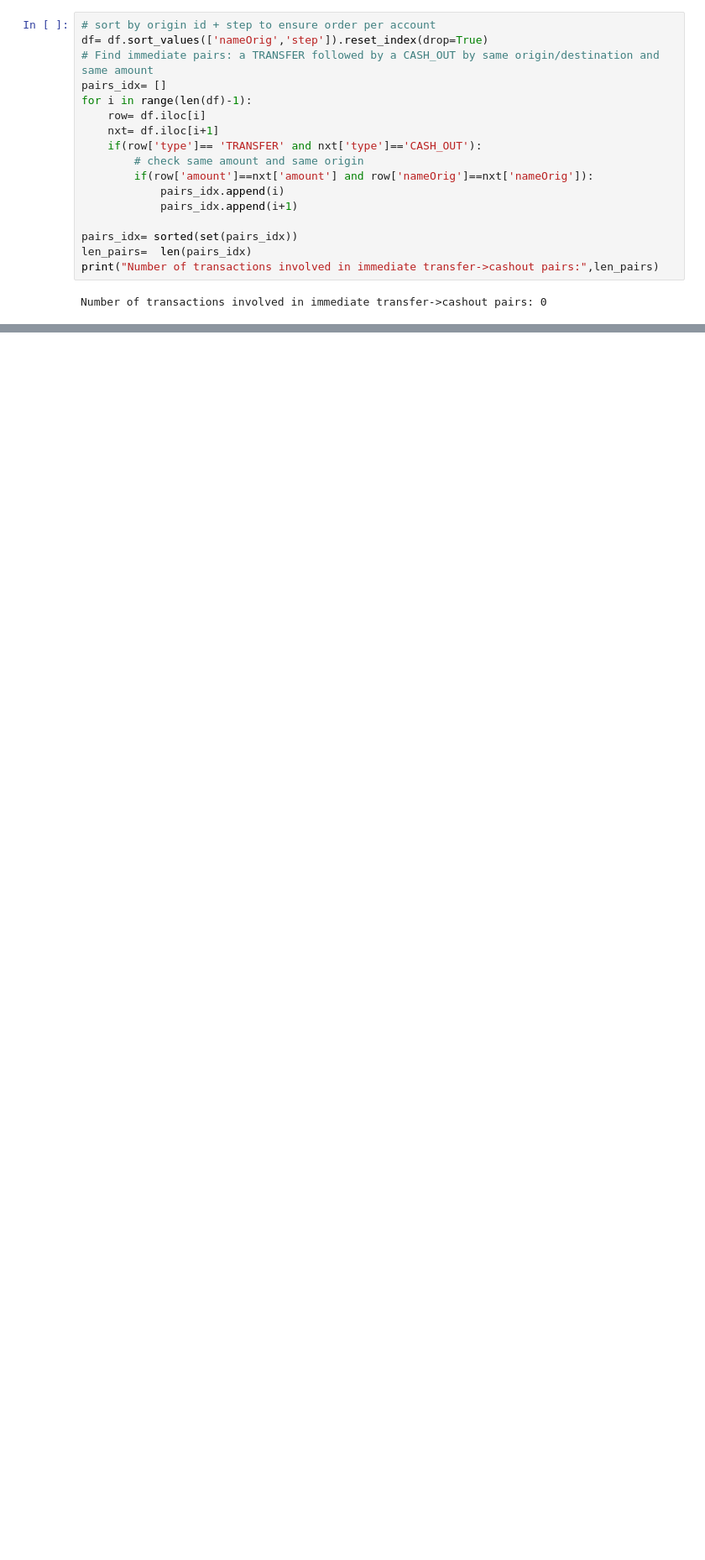
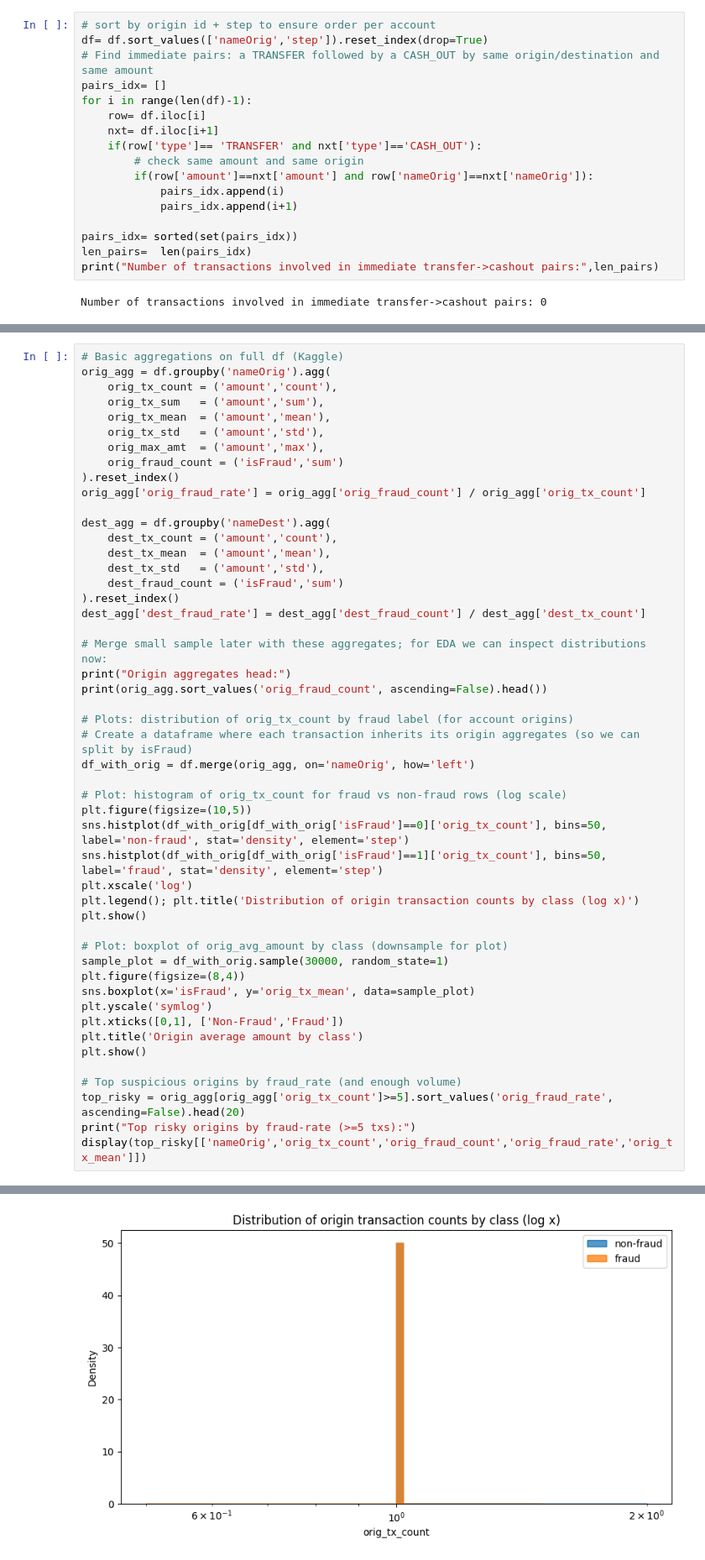
Before and after one commit to Wizardcode28/fraud-detection, a Jupyter notebook: transactions.ipynb, the cells around one changed output, grey strips where cells are left out. Shown at 84% size. Drawn from its saved outputs; the diff is of its cells as text; blank space fills up the shorter version.

```diff
--- a/transactions.ipynb
+++ b/transactions.ipynb
@@ -602,0 +735,50 @@ df.head(20)
+# %%
+# Basic aggregations on full df (Kaggle)
+orig_agg = df.groupby('nameOrig').agg(
+    orig_tx_count = ('amount','count'),
+    orig_tx_sum   = ('amount','sum'),
+    orig_tx_mean  = ('amount','mean'),
+    orig_tx_std   = ('amount','std'),
+    orig_max_amt  = ('amount','max'),
+    orig_fraud_count = ('isFraud','sum')
+).reset_index()
+orig_agg['orig_fraud_rate'] = orig_agg['orig_fraud_count'] / orig_agg['orig_tx_count']
+
+dest_agg = df.groupby('nameDest').agg(
+    dest_tx_count = ('amount','count'),
+    dest_tx_mean  = ('amount','mean'),
+    dest_tx_std   = ('amount','std'),
+    dest_fraud_count = ('isFraud','sum')
+).reset_index()
+dest_agg['dest_fraud_rate'] = dest_agg['dest_fraud_count'] / dest_agg['dest_tx_count']
+
+# Merge small sample later with these aggregates; for EDA we can inspect distributions now:
+print("Origin aggregates head:")
+print(orig_agg.sort_values('orig_fraud_count', ascending=False).head())
+
+# Plots: distribution of orig_tx_count by fraud label (for account origins)
+# Create a dataframe where each transaction inherits its origin aggregates (so we can split by isFraud)
+df_with_orig = df.merge(orig_agg, on='nameOrig', how='left')
+
+# Plot: histogram of orig_tx_count for fraud vs non-fraud rows (log scale)
+plt.figure(figsize=(10,5))
+sns.histplot(df_with_orig[df_with_orig['isFraud']==0]['orig_tx_count'], bins=50, label='non-fraud', stat='density', element='step')
+sns.histplot(df_with_orig[df_with_orig['isFraud']==1]['orig_tx_count'], bins=50, label='fraud', stat='density', element='step')
+plt.xscale('log')
+plt.legend(); plt.title('Distribution of origin transaction counts by class (log x)')
+plt.show()
+
+# Plot: boxplot of orig_avg_amount by class (downsample for plot)
+sample_plot = df_with_orig.sample(30000, random_state=1)
+plt.figure(figsize=(8,4))
+sns.boxplot(x='isFraud', y='orig_tx_mean', data=sample_plot)
+plt.yscale('symlog')
+plt.xticks([0,1], ['Non-Fraud','Fraud'])
+plt.title('Origin average amount by class')
+plt.show()
+
+# Top suspicious origins by fraud_rate (and enough volume)
+top_risky = orig_agg[orig_agg['orig_tx_count']>=5].sort_values('orig_fraud_rate', ascending=False).head(20)
+print("Top risky origins by fraud-rate (>=5 txs):")
+display(top_risky[['nameOrig','orig_tx_count','orig_fraud_count','orig_fraud_rate','orig_tx_mean']])
+# %% [output]
@@ -602,0 +799 @@ df.head(20)
+[figure, added]
```
Also changed, not shown: parts of 6 cells of this notebook.
